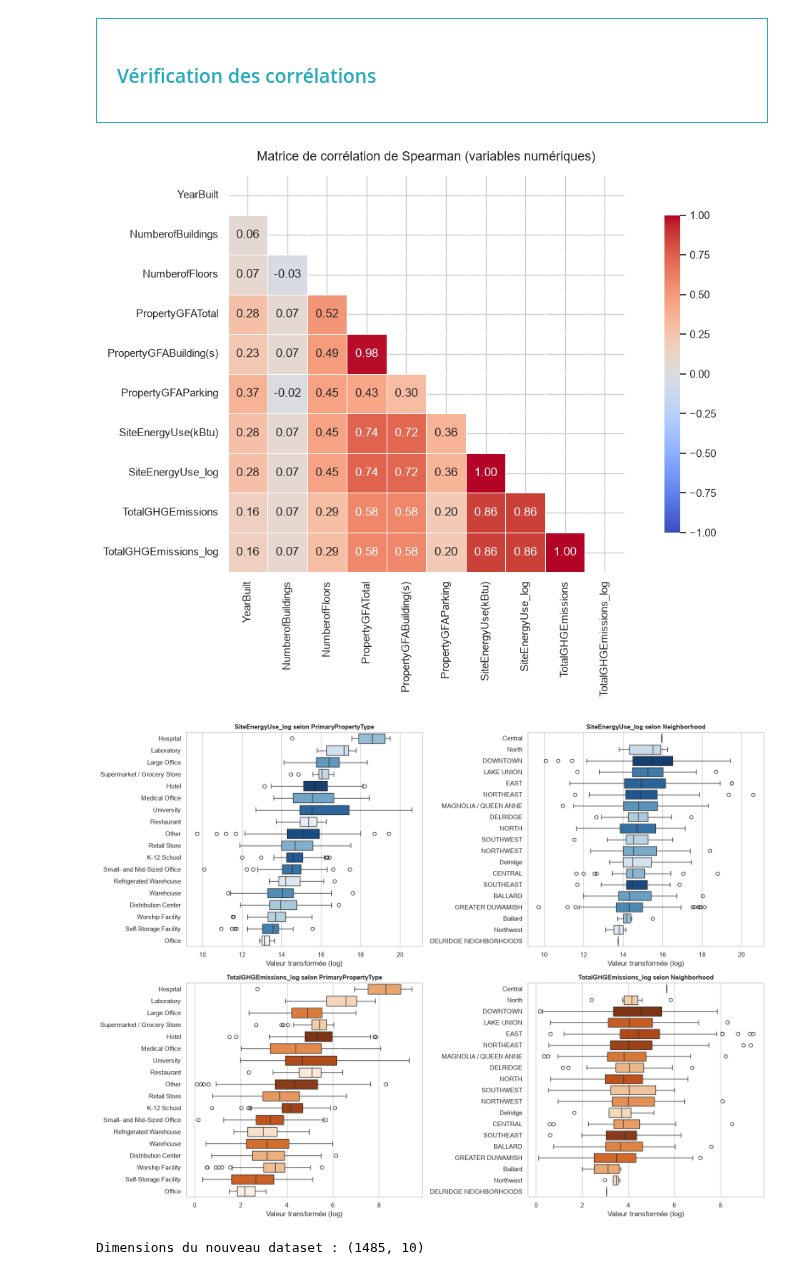
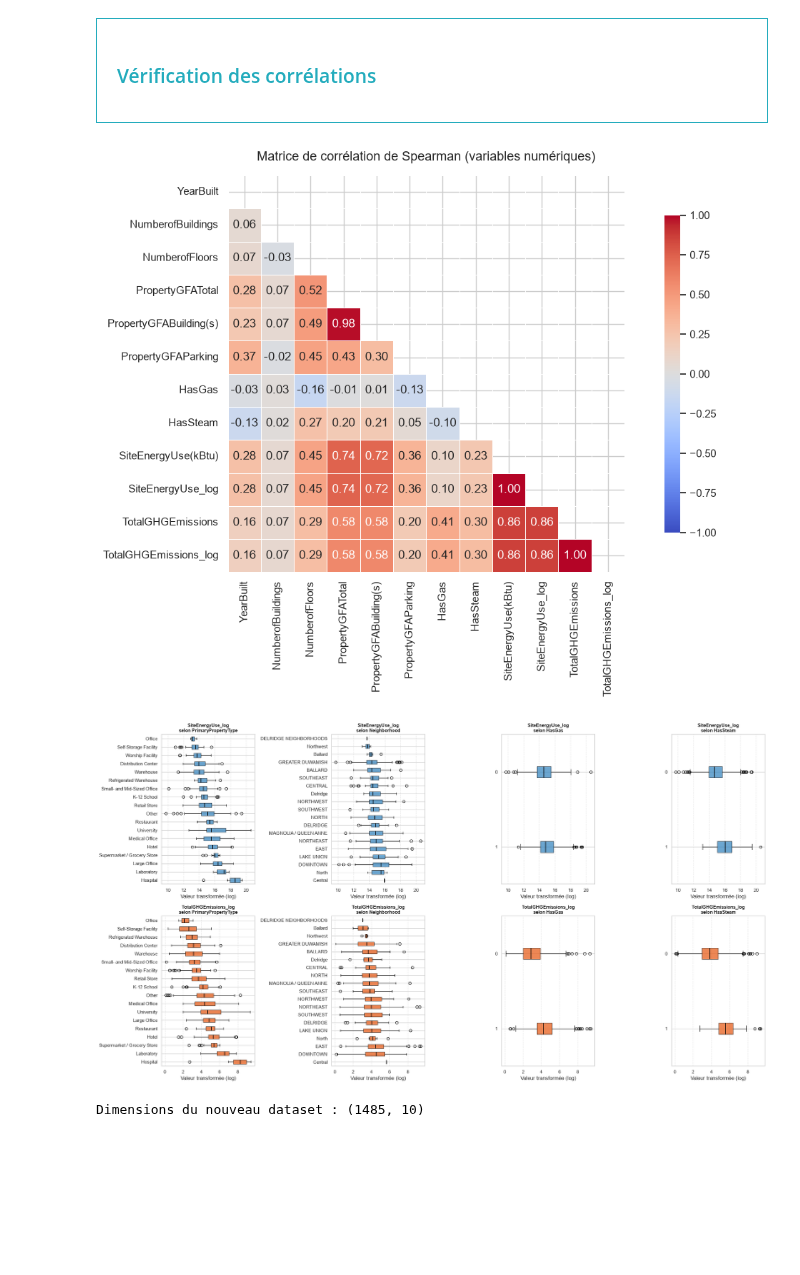
Before and after one commit to Alexis-h2/P3_OC_consommation_batiments_IA, a Jupyter notebook: Hernandez_Alexis_1_notebook_102026.ipynb, the cells around one changed output. Drawn from its saved outputs; the diff is of its cells as text; code cells hidden in the pictures; blank space fills up the shorter version.

Commit message:
feature engineering + découpage pour entrainement

```diff
--- a/Hernandez_Alexis_1_notebook_102026.ipynb
+++ b/Hernandez_Alexis_1_notebook_102026.ipynb
@@ -416,6 +474,13 @@ print("Modalités LargestPropertyUseType :", df_non_residential_log['LargestProp
 # %% [output]
 Modalités PrimaryPropertyType : 18
 Modalités LargestPropertyUseType : 50
+# %%
+# On identifie les energies utilisées qui influenceront les émissions et la consommation d'energie
+# Utilisation de gaz (1 si > 0, sinon 0)
+df_non_residential_log['HasGas'] = (df_non_residential_log['NaturalGas(kBtu)'] > 0).astype(int)
+
+# Utilisation de la vapeur  (1 si > 0, sinon 0)
+df_non_residential_log['HasSteam'] = (df_non_residential_log['SteamUse(kBtu)'] > 0).astype(int)
 # %%
 # On va créer un dataset selectionné qui ne contiendra que les colonnes qui peuvent corréler la consommation
 # On ne conservera donc pas les colonnes avec plus de 50% de Nan (qui ne semble pas utiles), les identifiants artificiels (id), les consommations partielles (que electricité par ex)
@@ -433,6 +498,10 @@ colonnes_selectionees = [
     'PropertyGFABuilding(s)',
     'PropertyGFAParking',
 
+    # Type d'energie utilisée
+    'HasGas',
+    'HasSteam',
+
     # Target en log (on garde les brutes pour les garder à dispo)
     'SiteEnergyUse(kBtu)',
     'SiteEnergyUse_log',
@@ -482,45 +551,53 @@ sns.heatmap(
 plt.title("Matrice de corrélation de Spearman (variables numériques)", fontsize=13, pad=15)
 plt.tight_layout()
 # %% [output]
-[figure, old version]
+[figure, new version]
 # %%
 # On regarde maintenant les variables qualitatives
-fig, axes = plt.subplots(2, 2, figsize=(16, 12), sharey='col')
+fig, axes = plt.subplots(2, 4, figsize=(22, 12))
 
-categorical_vars = ['PrimaryPropertyType', 'Neighborhood']
+categorical_vars = ['PrimaryPropertyType', 'Neighborhood', 'HasGas', 'HasSteam']
 targets = ['SiteEnergyUse_log', 'TotalGHGEmissions_log']
 
 for row_idx, target in enumerate(targets):
     for col_idx, cat in enumerate(categorical_vars):
         ax = axes[row_idx, col_idx]
 
-        # Tri par médiane décroissante pour repérer la hiérarchie
+        # Tri des catégories par médiane décroissante
         order = (
             df_colonnes_selectionees.groupby(cat)[target]
             .median()
             .sort_values(ascending=False)
-            .index
+            .index.tolist()
         )
 
-        sns.boxplot(
-            data=df_colonnes_selectionees,
-            y=cat,
-            x=target,
-            order=order,
-            hue=cat,
-            palette='Blues_r' if row_idx == 0 else 'Oranges_r',
-            legend=False,
-            ax=ax
+        # Préparation des séries de données ordonnées
+        data_to_plot = [
+            df_colonnes_selectionees.loc[df_colonnes_selectionees[cat] == val, target].dropna().values
+            for val in order
+        ]
+
+        # Tracé natif avec Matplotlib (aucun conflit de version ou de positions)
+        color_box = "#2e81bd" if row_idx == 0 else '#e6550d'
+
+        # Boxplot avec la syntaxe moderne Matplotlib
+        bp = ax.boxplot(
+            data_to_plot,
+            orientation='horizontal',
+            patch_artist=True,
+            tick_labels=[str(v) for v in order],
+            boxprops=dict(facecolor=color_box, alpha=0.7, edgecolor='black'),
+            medianprops=dict(color='black', linewidth=1.5)
         )
 
-        ax.set_title(f"{target} selon {cat}", fontsize=11, fontweight='bold')
+        ax.set_title(f"{target}\nselon {cat}", fontsize=11, fontweight='bold')
         ax.set_xlabel("Valeur transformée (log)")
-        ax.set_ylabel("")
+        ax.grid(axis='x', linestyle='--', alpha=0.5)
 
 plt.tight_layout()
 plt.show()
 # %% [output]
-[figure, old version]
+[figure, new version]
 # %%
 # On va créer un dataset qui ne contiendra que les colonnes qui semblent corrélées à la consommation d'energie ou les émissions
 # On se base sur les colonnes avec corrélations observées quantitatives et qualitatives
```
Also changed, not shown: parts of 10 cells of this notebook, 1 other file.
